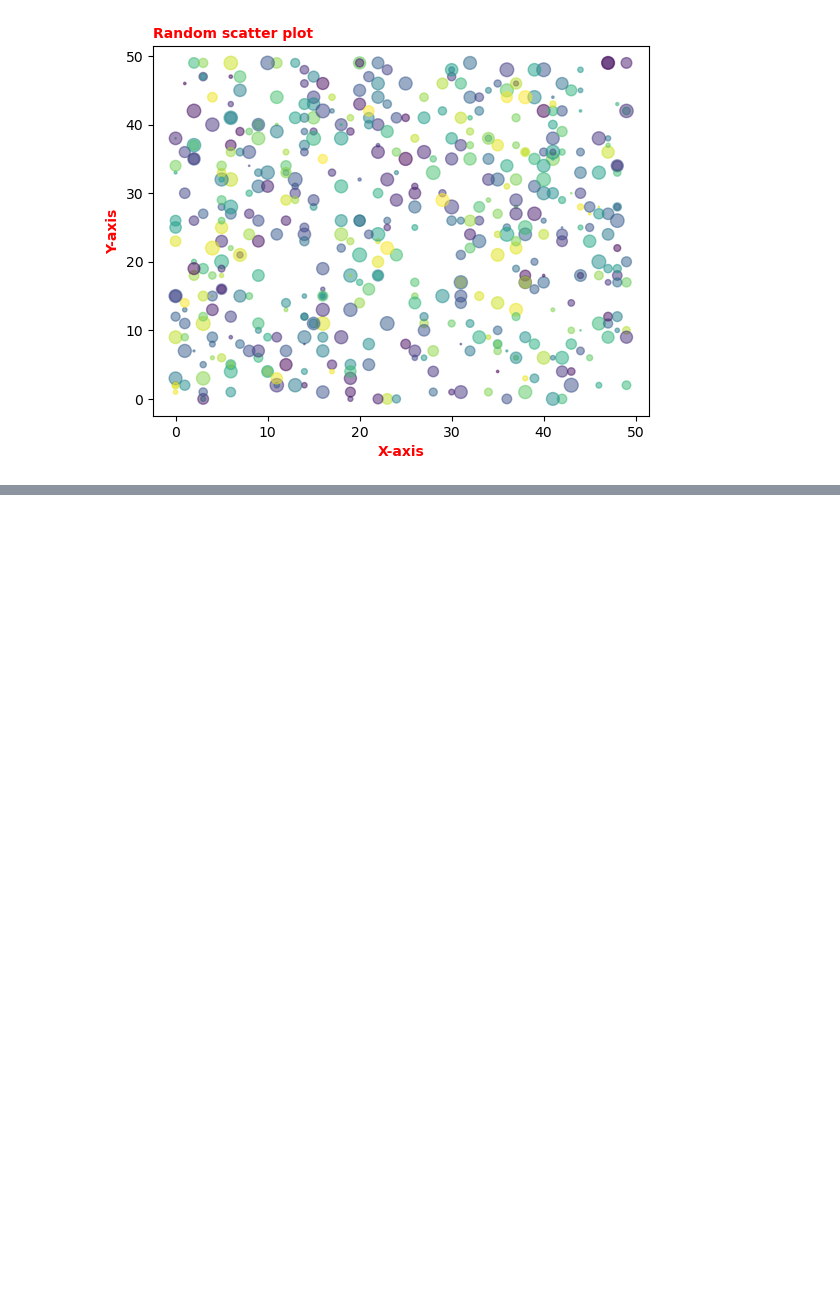
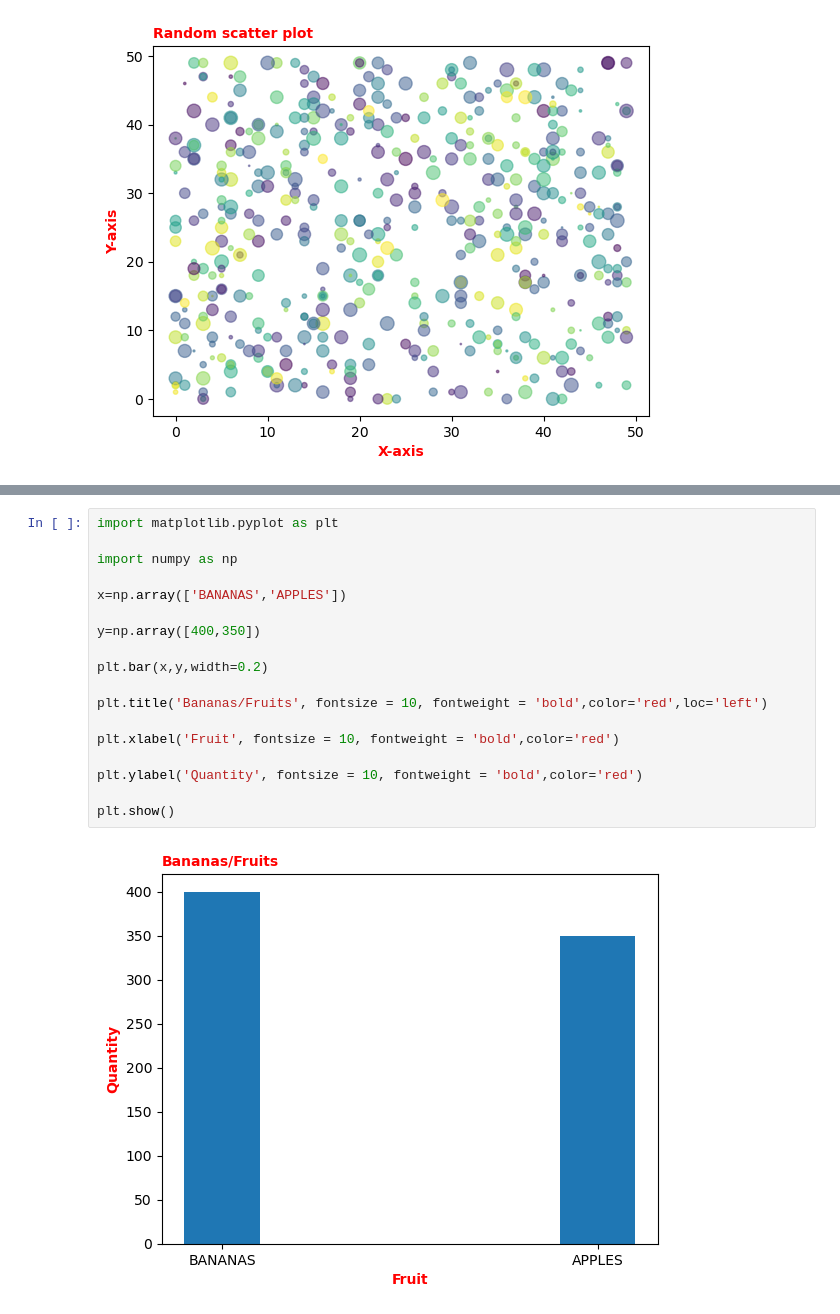
Before and after one commit to Joelson-Dieter/JupyterNotebook.ipynb, a Jupyter notebook: matplotlib.ipynb/marker.ipynb, the cells around one changed output, grey strips where cells are left out. Saved outputs shown, nothing was run; the diff lists cells and outputs as text; blank space fills up the shorter version.

```diff
--- a/matplotlib.ipynb/marker.ipynb
+++ b/matplotlib.ipynb/marker.ipynb
@@ -682,0 +697,20 @@ plt.show()
+# %%
+import matplotlib.pyplot as plt
+
+import numpy as np
+
+x=np.array(['BANANAS','APPLES'])
+
+y=np.array([400,350])
+
+plt.bar(x,y,width=0.2)
+
+plt.title('Bananas/Fruits', fontsize = 10, fontweight = 'bold',color='red',loc='left')
+
+plt.xlabel('Fruit', fontsize = 10, fontweight = 'bold',color='red')
+
+plt.ylabel('Quantity', fontsize = 10, fontweight = 'bold',color='red')
+
+plt.show()
+# %% [output]
+[figure, added]
```
Also changed, not shown: parts of 12 cells of this notebook.
